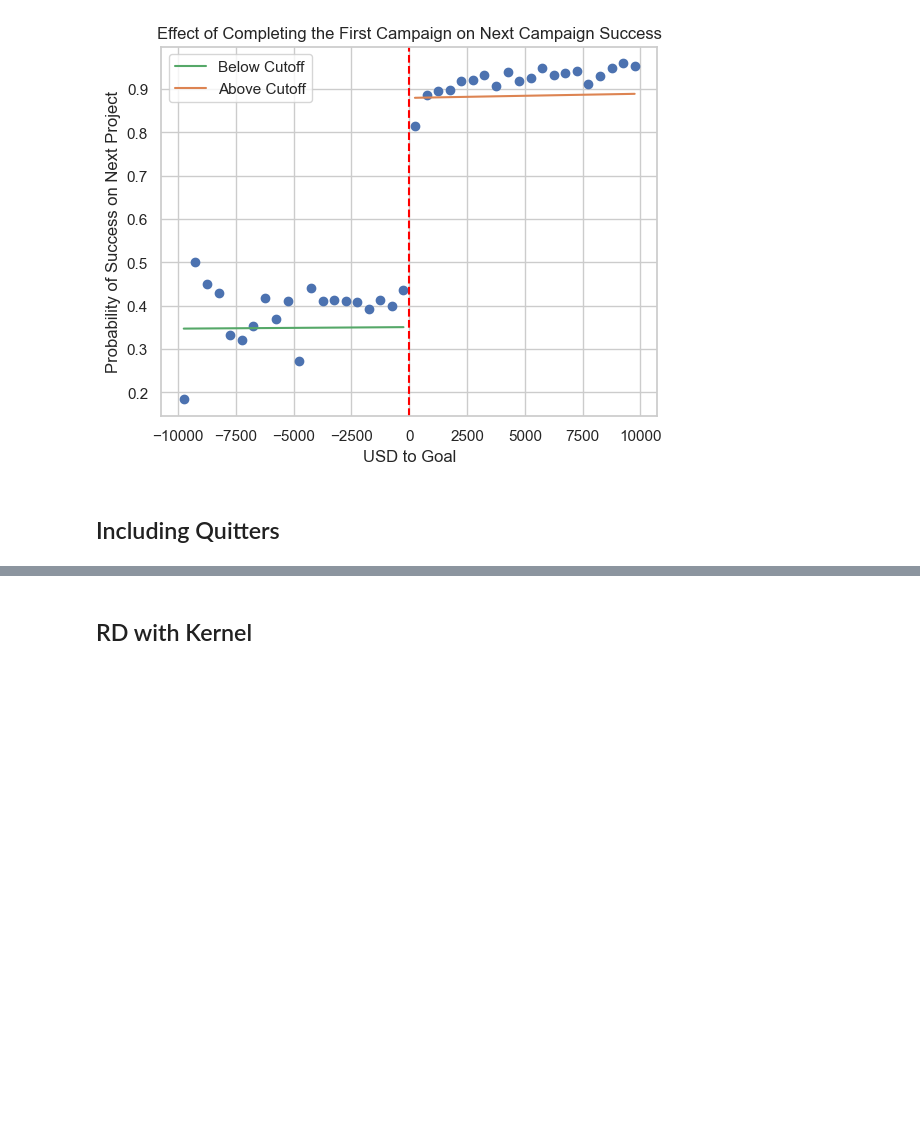
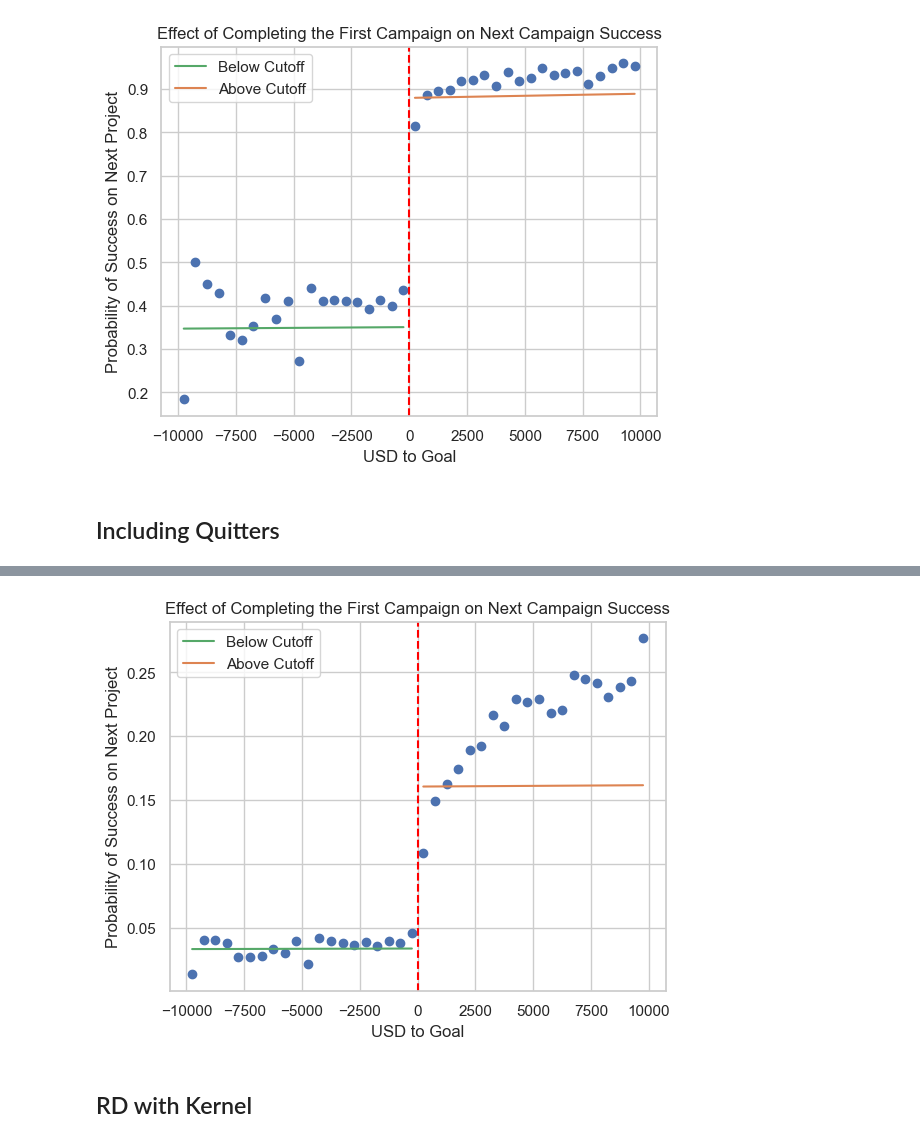
Before and after one commit to sahilpatil98/kickstarter-JMP, a Jupyter notebook: data-analysis/next_project_discontinuity_analysis.ipynb, the cells around one changed output, grey strips where cells are left out. Cells and saved outputs as stored; diff of their text form; code cells hidden in the pictures; blank space fills up the shorter version.

Commit message:
updated data analysis with models for paper

```diff
--- a/data-analysis/next_project_discontinuity_analysis.ipynb
+++ b/data-analysis/next_project_discontinuity_analysis.ipynb
@@ -221,3 +271,5 @@ plt.show()
 [figure]
 # %% [markdown]
 ## Including Quitters
+# %%
+plotting_df = generate_plotting_df(filled_df)
@@ -225,7 +288,7 @@ plt.show()
 # Create threshold Variable
 filled_df = filled_df.assign(threshold = (filled_df['dollars_to_goal'] > 0).astype(int)).sort_values('dollars_to_goal').reset_index(drop=True)
 # Calculate the dollars to goal times threshold
-filled_df['dollars_to_goal*threshold'] = np.abs(filled_df['dollars_to_goal'] * filled_df['threshold'])
+filled_df['dollars_to_goal*threshold'] = filled_df['dollars_to_goal'] * filled_df['threshold']
 # %%
 X = filled_df[['dollars_to_goal', 'threshold', 'dollars_to_goal*threshold']]
 y = filled_df['success_next']
@@ -244,4 +307,35 @@ coef_dict
  'dollars_to_goal*threshold': '-0.0000005472'}
+# %%
+# Remove outliers
+plt.figure()
+plt.scatter(plotting_df['dollars_to_goal'], plotting_df['success_next'], color = "C0")
+#ax = plotting_df.plot.scatter(x = 'dollars_to_goal', y = 'success_next', color = "C0")
+
+# Create threshold and Interaction Variable
+cutoff = 0
+plotting_df['threshold'] = 0
+plotting_df.loc[plotting_df['dollars_to_goal'] > cutoff, 'threshold'] = 1
+
+# Convert threshold to int
+plotting_df['threshold'] = plotting_df['threshold'].astype(int)
+plotting_df['dollars_to_goal*threshold'] = plotting_df['dollars_to_goal'] * plotting_df['threshold']
+
+exog_dict = plotting_df[['dollars_to_goal', 'threshold', 'dollars_to_goal*threshold']]
+plotting_df['predictions'] = model.predict_proba(exog_dict)[:,1]
+left_plotting_df = plotting_df[plotting_df['dollars_to_goal'] < cutoff]
+right_plotting_df = plotting_df[plotting_df['dollars_to_goal'] >= cutoff]
+plt.plot(left_plotting_df['dollars_to_goal'], left_plotting_df['predictions'], color = 'C2', label = 'Below Cutoff')
+plt.plot(right_plotting_df['dollars_to_goal'], right_plotting_df['predictions'], color = 'C1', label = 'Above Cutoff')
+plt.legend()
+plt.axvline(x = 1, color = 'red', linestyle = '--')
+plt.ylabel('Probability of Success on Next Project')
+plt.xlabel('USD to Goal')
+plt.title('Effect of Completing the First Campaign on Next Campaign Success')
+
+plt.savefig('../images/next_kickstarter/effect_of_completing_the_first_campaign_on_next_campaign_success.png')
+plt.show()
+# %% [output]
+[figure, added]
 # %% [markdown]
 ## RD with Kernel
 # %%
```
Also changed, not shown: parts of 33 cells of this notebook.
